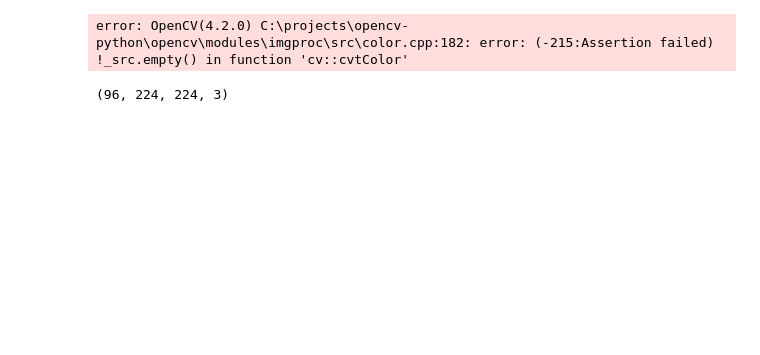
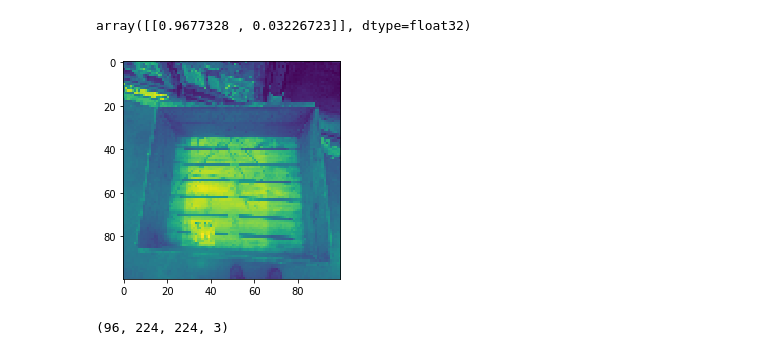
Before and after one commit to hugueds/computer-vision-api, a Jupyter notebook: machine-learning/train.ipynb, the cells around one changed output. Cells and saved outputs as stored; diff of their text form; code cells hidden in the pictures; blank space fills up the shorter version.

```diff
--- a/machine-learning/train.ipynb
+++ b/machine-learning/train.ipynb
@@ -112,16 +123,15 @@ model.predict(img)[0].argmax()
 # %%
 model.save('models/emptybox.h5')
 # %%
-img = cv.imread('images/boxes/test/6.png', 1)
-img = cv.cvtColor(img, cv.COLOR_BGR2RGB)
-img.shape
-img = cv.resize(img, (224,224))
+img = cv.imread('images/test/not_ok_96.jpg', 0)
+img = cv.resize(img, (100,100))
 img = img / 255
 plt.imshow(img)
 img = img.reshape(-1, INPUT_SIZE[0], INPUT_SIZE[1], INPUT_SIZE[2])
 model.predict(img)
 # %% [output]
-error: OpenCV(4.2.0) C:\projects\opencv-python\opencv\modules\imgproc\src\color.cpp:182: error: (-215:Assertion failed) !_src.empty() in function 'cv::cvtColor'
+array([[0.9677328 , 0.03226723]], dtype=float32)
+[figure, added]
 # %%
 X_train.shape
 # %% [output]
```
Also changed, not shown: parts of 10 cells of this notebook, 10 other files.
